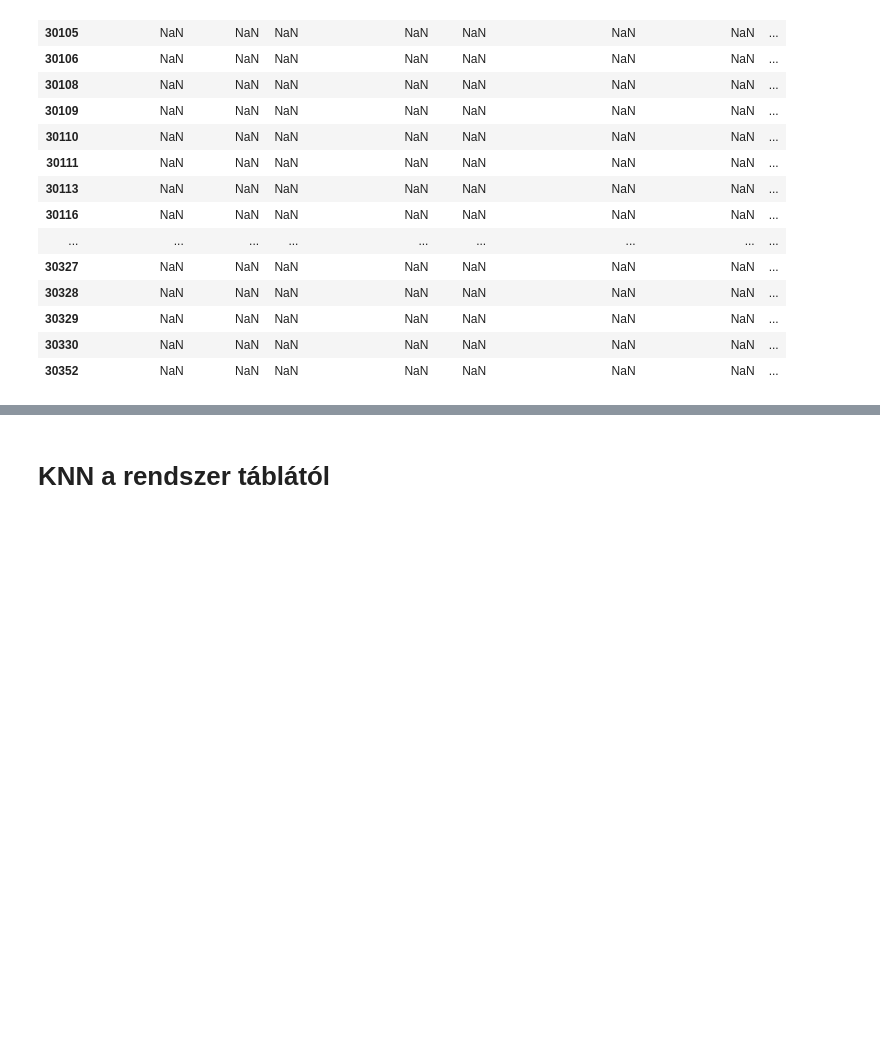
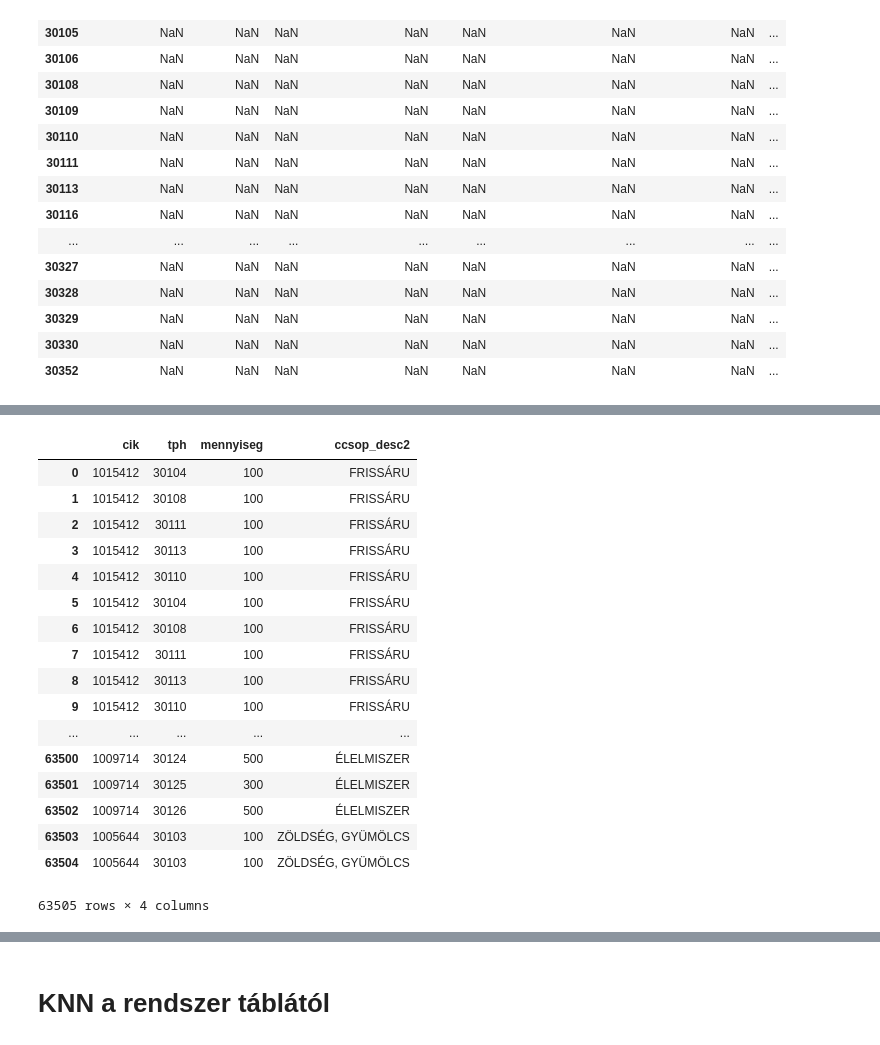
Before and after one commit to illenyi/adatbanyaszkodas, a Jupyter notebook: Adatbányászat-új-vizeken.ipynb, the cells around one changed output, grey strips where cells are left out. Cells and saved outputs as stored; diff of their text form; code cells hidden in the pictures; blank space fills up the shorter version.

```diff
--- a/Adatbányászat-új-vizeken.ipynb
+++ b/Adatbányászat-új-vizeken.ipynb
@@ -1582,0 +1642,23 @@ csoportok
+# %%
+result_3
+result_3.index = range(0,len(result_3))
+result_3
+# %% [output]
+|  | cik | tph | mennyiseg | ccsop_desc2 |
+| 0 | 1015412 | 30104 | 100 | FRISSÁRU |
+| 1 | 1015412 | 30108 | 100 | FRISSÁRU |
+| 2 | 1015412 | 30111 | 100 | FRISSÁRU |
+| 3 | 1015412 | 30113 | 100 | FRISSÁRU |
+| 4 | 1015412 | 30110 | 100 | FRISSÁRU |
+| 5 | 1015412 | 30104 | 100 | FRISSÁRU |
+| 6 | 1015412 | 30108 | 100 | FRISSÁRU |
+| 7 | 1015412 | 30111 | 100 | FRISSÁRU |
+| 8 | 1015412 | 30113 | 100 | FRISSÁRU |
+| 9 | 1015412 | 30110 | 100 | FRISSÁRU |
+| ... | ... | ... | ... | ... |
+| 63500 | 1009714 | 30124 | 500 | ÉLELMISZER |
+| 63501 | 1009714 | 30125 | 300 | ÉLELMISZER |
+| 63502 | 1009714 | 30126 | 500 | ÉLELMISZER |
+| 63503 | 1005644 | 30103 | 100 | ZÖLDSÉG, GYÜMÖLCS |
+| 63504 | 1005644 | 30103 | 100 | ZÖLDSÉG, GYÜMÖLCS |
+63505 rows × 4 columns
```
Also changed, not shown: parts of 13 cells of this notebook.
